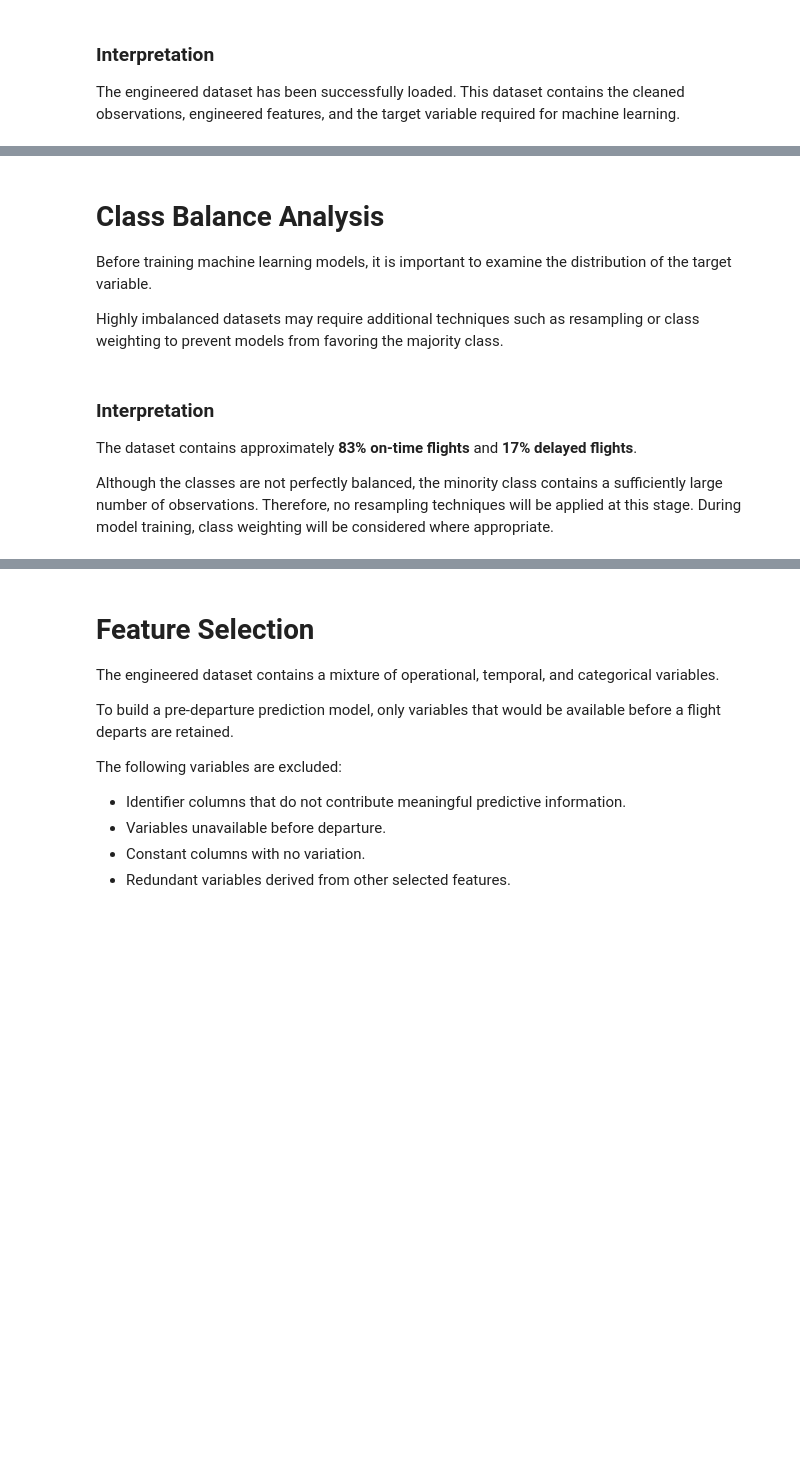
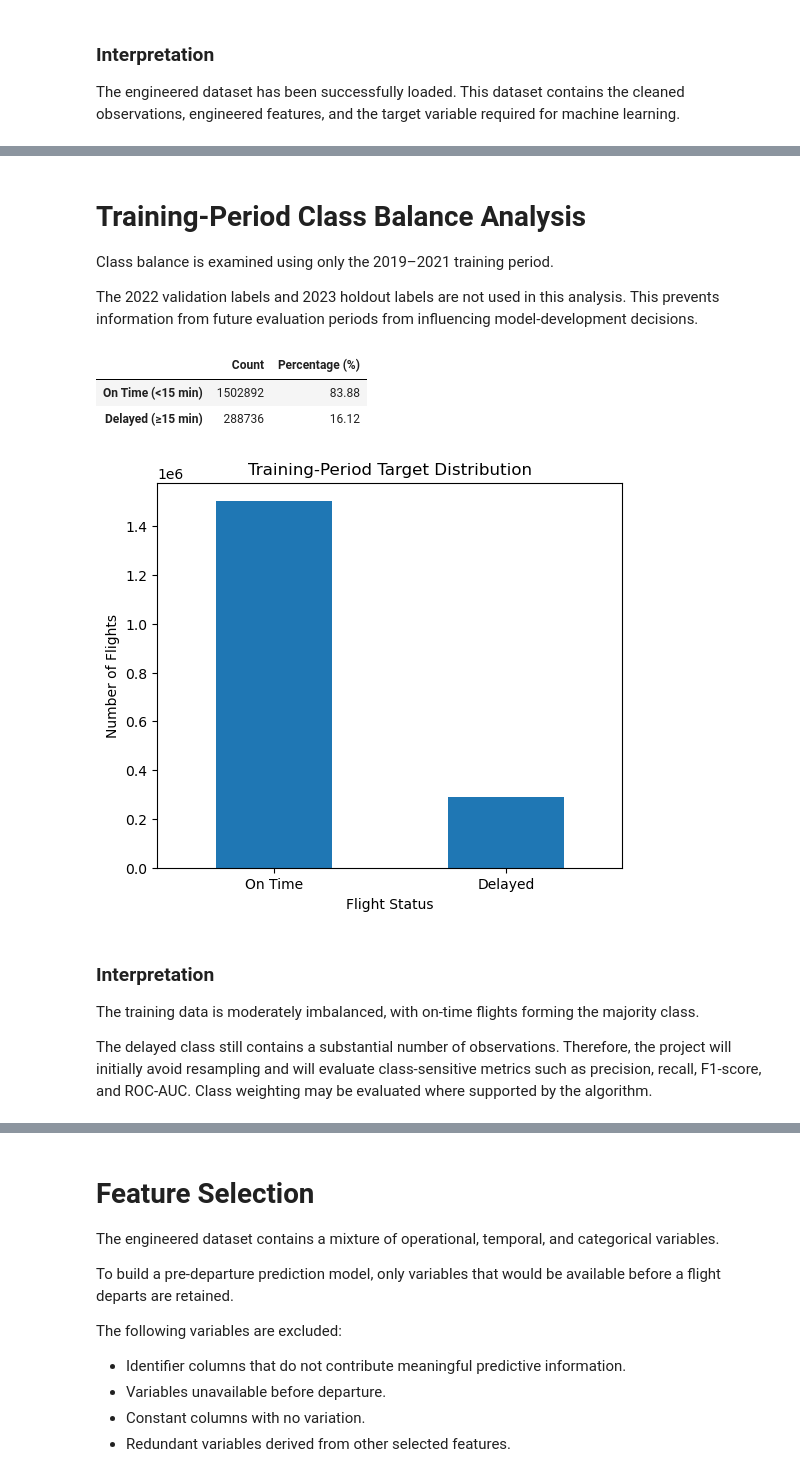
Before and after one commit to omarzakzook/Flight_Delay_Prediction, a Jupyter notebook: notebooks/06_Data_Preparation_for_Machine_Learning.ipynb, the cells around one changed output, grey strips where cells are left out. Cells and saved outputs as stored; diff of their text form; code cells hidden in the pictures; blank space fills up the shorter version.

Commit message:
Correct data preparation and holdout protocol

```diff
--- a/notebooks/06_Data_Preparation_for_Machine_Learning.ipynb
+++ b/notebooks/06_Data_Preparation_for_Machine_Learning.ipynb
@@ -99,17 +121,27 @@ df.info()
 # %% [markdown]
-# Class Balance Analysis
+# Training-Period Class Balance Analysis
 
-Before training machine learning models, it is important to examine the distribution of the target variable.
+Class balance is examined using only the 2019–2021 training period.
 
-Highly imbalanced datasets may require additional techniques such as resampling or class weighting to prevent models from favoring the majority class.
+The 2022 validation labels and 2023 holdout labels are not used in this analysis. This prevents information from future evaluation periods from influencing model-development decisions.
 # %%
-class_counts = df["IS_DELAYED"].value_counts()
+training_target = df.loc[
+    df["YEAR"] <= 2021,
+    "IS_DELAYED"
+]
+
+class_counts = (
+    training_target
+    .value_counts()
+    .sort_index()
+)
 
 class_percentages = (
-    df["IS_DELAYED"]
-      .value_counts(normalize=True)
-      .mul(100)
-      .round(2)
+    training_target
+    .value_counts(normalize=True)
+    .sort_index()
+    .mul(100)
+    .round(2)
 )
 
 balance_df = pd.DataFrame({
@@ -117,32 +149,39 @@ balance_df = pd.DataFrame({
     "Percentage (%)": class_percentages
 })
 
-balance_df.index = ["On Time", "Delayed"]
+balance_df.index = [
+    "On Time (<15 min)",
+    "Delayed (≥15 min)"
+]
 
 balance_df
+# %% [output]
+|  | Count | Percentage (%) |
+| On Time (<15 min) | 1502892 | 83.88 |
+| Delayed (≥15 min) | 288736 | 16.12 |
 # %%
-import matplotlib.pyplot as plt
-
-plt.figure(figsize=(6,5))
+plt.figure(figsize=(6, 5))
 
 class_counts.plot(kind="bar")
 
-plt.title("Target Variable Distribution")
+plt.title("Training-Period Target Distribution")
 plt.xlabel("Flight Status")
 plt.ylabel("Number of Flights")
 
 plt.xticks(
-    [0,1],
-    ["On Time","Delayed"],
+    [0, 1],
+    ["On Time", "Delayed"],
     rotation=0
 )
 
 plt.show()
+# %% [output]
+[figure, added]
 # %% [markdown]
 ### Interpretation
 
-The dataset contains approximately **83% on-time flights** and **17% delayed flights**.
+The training data is moderately imbalanced, with on-time flights forming the majority class.
 
-Although the classes are not perfectly balanced, the minority class contains a sufficiently large number of observations. Therefore, no resampling techniques will be applied at this stage. During model training, class weighting will be considered where appropriate.
+The delayed class still contains a substantial number of observations. Therefore, the project will initially avoid resampling and will evaluate class-sensitive metrics such as precision, recall, F1-score, and ROC-AUC. Class weighting may be evaluated where supported by the algorithm.
 # %%
 df.columns.tolist()
```
Also changed, not shown: parts of 16 cells of this notebook.
